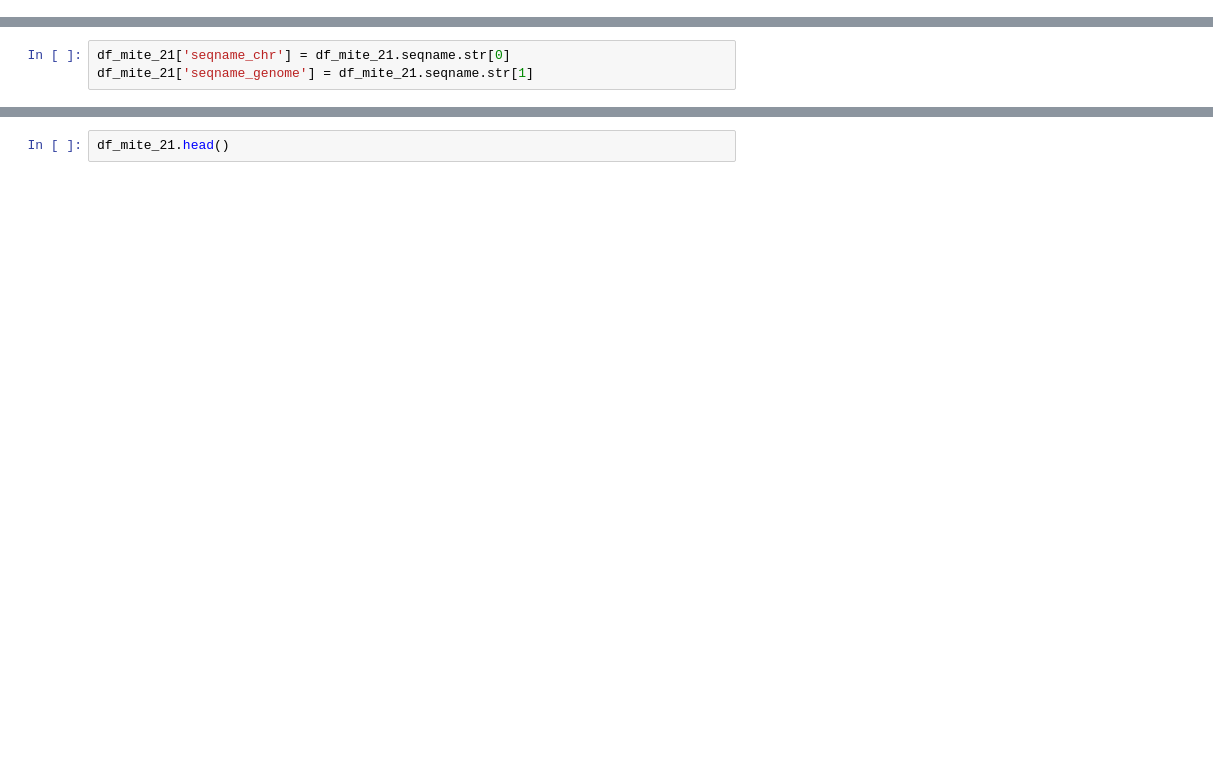
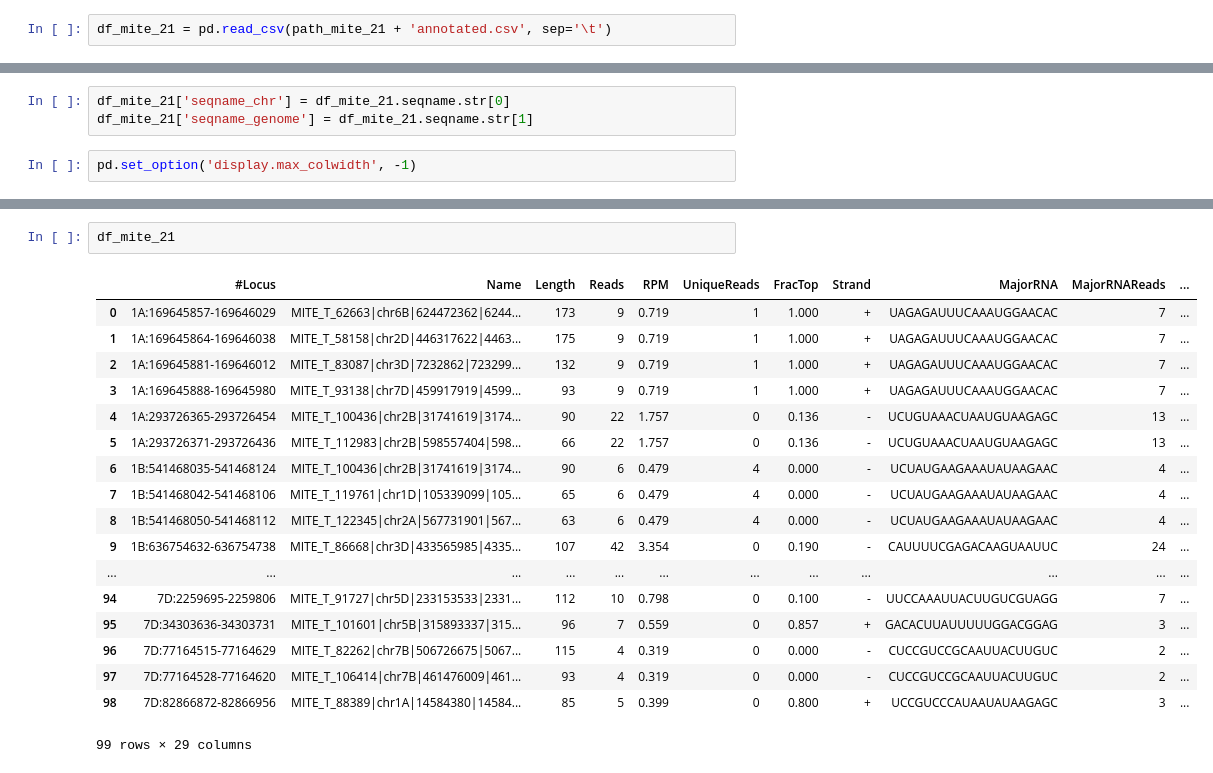
Before and after one commit to juancresc/mrcv, a Jupyter notebook: pipes/3/all.ipynb, the cells around one changed output, grey strips where cells are left out. Cells and saved outputs as stored; diff of their text form; blank space fills up the shorter version.

```diff
--- a/pipes/3/all.ipynb
+++ b/pipes/3/all.ipynb
@@ -394,2 +337,4 @@ df_all_21.feature.value_counts().plot('bar')
 # %%
 df_mite_21.to_csv(path_mite_21 + 'annotated.csv', sep='\t', index=None)
+# %%
+df_mite_21 = pd.read_csv(path_mite_21 + 'annotated.csv', sep='\t')
@@ -396,3 +351,5 @@ df_mite_21.to_csv(path_mite_21 + 'annotated.csv', sep='\t', index=None)
 # %%
 df_mite_21['seqname_chr'] = df_mite_21.seqname.str[0]
 df_mite_21['seqname_genome'] = df_mite_21.seqname.str[1]
+# %%
+pd.set_option('display.max_colwidth', -1)
@@ -399,2 +368,21 @@ df_mite_21['seqname_genome'] = df_mite_21.seqname.str[1]
 # %%
-df_mite_21.head()
+df_mite_21
+# %% [output]
+|  | #Locus | Name | Length | Reads | RPM | UniqueReads | FracTop | Strand | MajorRNA | MajorRNAReads | ... |
+| 0 | 1A:169645857-169646029 | MITE_T_62663|chr6B|624472362|6244... | 173 | 9 | 0.719 | 1 | 1.000 | + | UAGAGAUUUCAAAUGGAACAC | 7 | ... |
+| 1 | 1A:169645864-169646038 | MITE_T_58158|chr2D|446317622|4463... | 175 | 9 | 0.719 | 1 | 1.000 | + | UAGAGAUUUCAAAUGGAACAC | 7 | ... |
+| 2 | 1A:169645881-169646012 | MITE_T_83087|chr3D|7232862|723299... | 132 | 9 | 0.719 | 1 | 1.000 | + | UAGAGAUUUCAAAUGGAACAC | 7 | ... |
+| 3 | 1A:169645888-169645980 | MITE_T_93138|chr7D|459917919|4599... | 93 | 9 | 0.719 | 1 | 1.000 | + | UAGAGAUUUCAAAUGGAACAC | 7 | ... |
+| 4 | 1A:293726365-293726454 | MITE_T_100436|chr2B|31741619|3174... | 90 | 22 | 1.757 | 0 | 0.136 | - | UCUGUAAACUAAUGUAAGAGC | 13 | ... |
+| 5 | 1A:293726371-293726436 | MITE_T_112983|chr2B|598557404|598... | 66 | 22 | 1.757 | 0 | 0.136 | - | UCUGUAAACUAAUGUAAGAGC | 13 | ... |
+| 6 | 1B:541468035-541468124 | MITE_T_100436|chr2B|31741619|3174... | 90 | 6 | 0.479 | 4 | 0.000 | - | UCUAUGAAGAAAUAUAAGAAC | 4 | ... |
+| 7 | 1B:541468042-541468106 | MITE_T_119761|chr1D|105339099|105... | 65 | 6 | 0.479 | 4 | 0.000 | - | UCUAUGAAGAAAUAUAAGAAC | 4 | ... |
+| 8 | 1B:541468050-541468112 | MITE_T_122345|chr2A|567731901|567... | 63 | 6 | 0.479 | 4 | 0.000 | - | UCUAUGAAGAAAUAUAAGAAC | 4 | ... |
+| 9 | 1B:636754632-636754738 | MITE_T_86668|chr3D|433565985|4335... | 107 | 42 | 3.354 | 0 | 0.190 | - | CAUUUUCGAGACAAGUAAUUC | 24 | ... |
+| ... | ... | ... | ... | ... | ... | ... | ... | ... | ... | ... | ... |
+| 94 | 7D:2259695-2259806 | MITE_T_91727|chr5D|233153533|2331... | 112 | 10 | 0.798 | 0 | 0.100 | - | UUCCAAAUUACUUGUCGUAGG | 7 | ... |
+| 95 | 7D:34303636-34303731 | MITE_T_101601|chr5B|315893337|315... | 96 | 7 | 0.559 | 0 | 0.857 | + | GACACUUAUUUUUGGACGGAG | 3 | ... |
+| 96 | 7D:77164515-77164629 | MITE_T_82262|chr7B|506726675|5067... | 115 | 4 | 0.319 | 0 | 0.000 | - | CUCCGUCCGCAAUUACUUGUC | 2 | ... |
+| 97 | 7D:77164528-77164620 | MITE_T_106414|chr7B|461476009|461... | 93 | 4 | 0.319 | 0 | 0.000 | - | CUCCGUCCGCAAUUACUUGUC | 2 | ... |
+| 98 | 7D:82866872-82866956 | MITE_T_88389|chr1A|14584380|14584... | 85 | 5 | 0.399 | 0 | 0.800 | + | UCCGUCCCAUAAUAUAAGAGC | 3 | ... |
+99 rows × 29 columns
```
Also changed, not shown: parts of 30 cells of this notebook, 5 other files.
